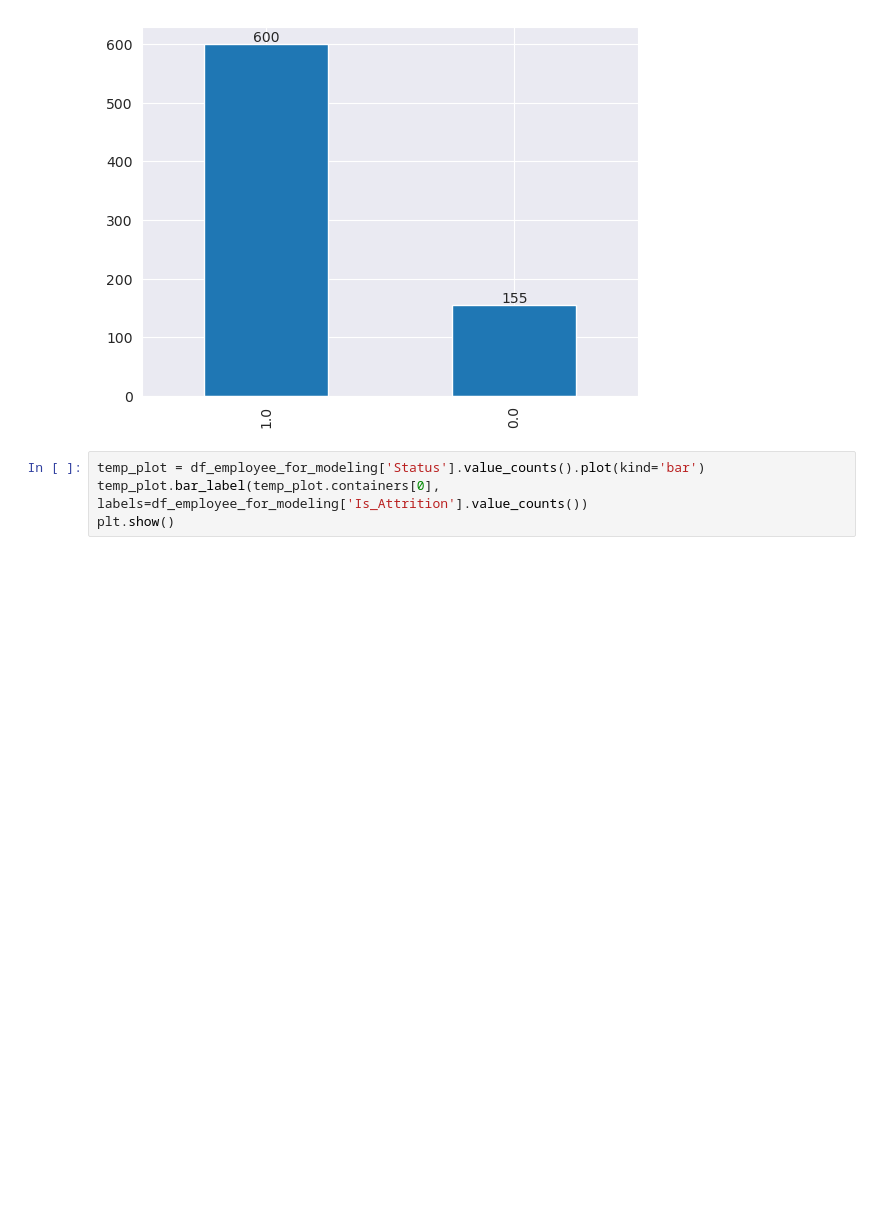
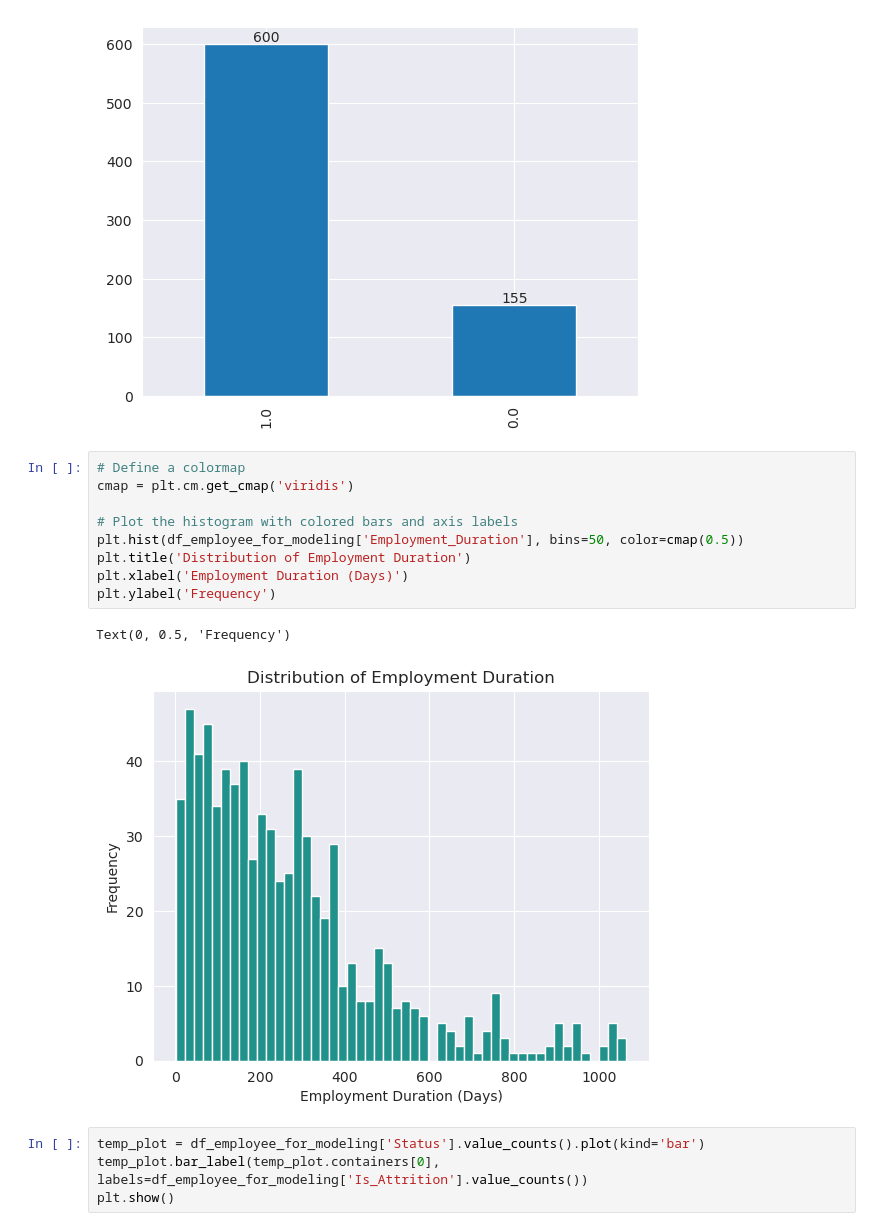
Before and after one commit to pcperera/attrition, a Jupyter notebook: 07 - final-descriptive-feature-engineering-combined.ipynb, the cells around one changed output. Cells and saved outputs as stored; diff of their text form; blank space fills up the shorter version.

```diff
--- a/07 - final-descriptive-feature-engineering-combined.ipynb
+++ b/07 - final-descriptive-feature-engineering-combined.ipynb
@@ -266,6 +266,18 @@ temp_plot.bar_label(temp_plot.containers[0], labels=df_employee_for_modeling['Is
 plt.show()
 # %% [output]
 [figure]
+# %%
+# Define a colormap
+cmap = plt.cm.get_cmap('viridis')
+
+# Plot the histogram with colored bars and axis labels
+plt.hist(df_employee_for_modeling['Employment_Duration'], bins=50, color=cmap(0.5))
+plt.title('Distribution of Employment Duration')
+plt.xlabel('Employment Duration (Days)')
+plt.ylabel('Frequency')
+# %% [output]
+Text(0, 0.5, 'Frequency')
+[figure, added]
 # %%
 temp_plot = df_employee_for_modeling['Status'].value_counts().plot(kind='bar')
 temp_plot.bar_label(temp_plot.containers[0], labels=df_employee_for_modeling['Is_Attrition'].value_counts())
```
Also changed, not shown: parts of 15 cells of this notebook, 1 other file.
